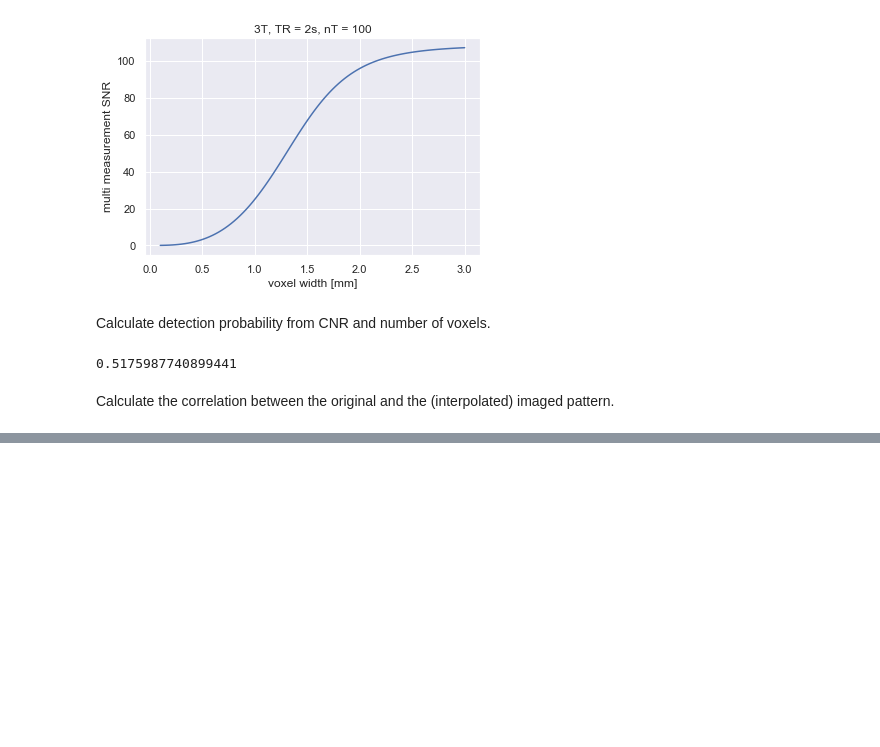
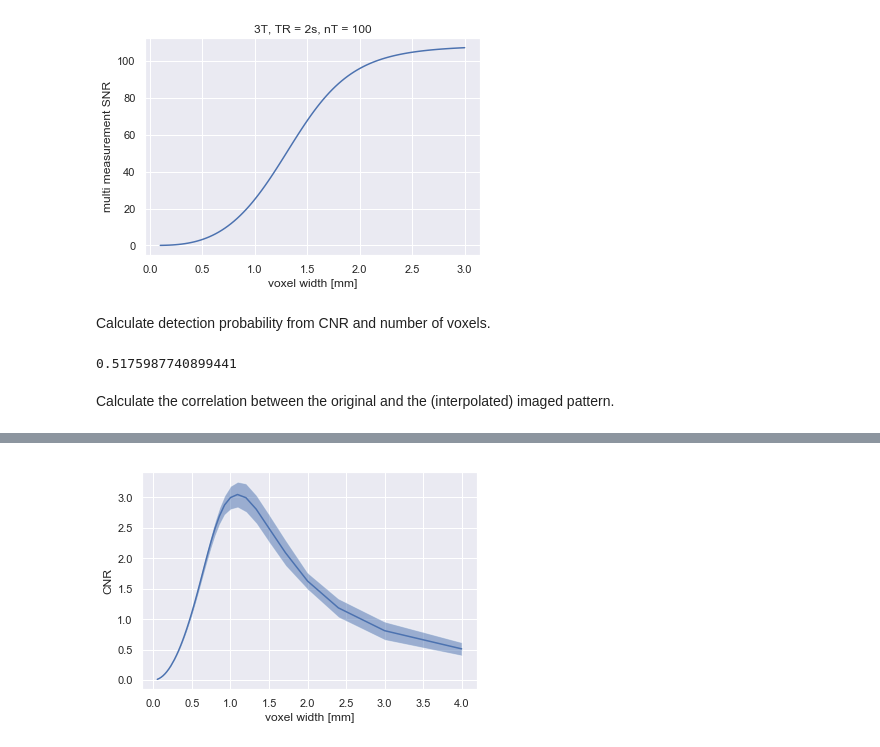
Before and after one commit to dchaimow/columnsfmri, a Jupyter notebook: columnsfmri.ipynb, the cells around one changed output, grey strips where cells are left out. Drawn from its saved outputs; the diff is of its cells as text; code cells hidden in the pictures; blank space fills up the shorter version.

```diff
--- a/columnsfmri.ipynb
+++ b/columnsfmri.ipynb
@@ -111,0 +112,4 @@ interactive(children=(Dropdown(description='rho', options=(0.1, 0.2, 0.4, 0.8, 1
+# %%
+parameters = columnsfmri.setParameters('irregular')
+for parameter,value in parameters.items():
+    print(parameter + ": " + str(value))
@@ -111,0 +137,17 @@ interactive(children=(Dropdown(description='rho', options=(0.1, 0.2, 0.4, 0.8, 1
+# %%
+cr,noiseOfW = columnsfmri.simulatefMRIOfColumnPatterns(parameters)
+# %%
+wRange = parameters['wRange']
+cnr = cr/noiseOfW
+cnrMean = np.mean(cnr,axis=0)
+cnrStd = np.std(cnr,axis=0)
+cnrErrorPlus = cnrMean+2*cnrStd
+cnrErrorMinus = cnrMean-2*cnrStd
+# %%
+plt.plot(wRange, cnrMean)
+plt.fill_between(wRange, cnrErrorMinus, cnrErrorPlus,alpha=0.5)
+plt.xlabel('voxel width [mm]')
+plt.ylabel('CNR')
+plt.show()
+# %% [output]
+[figure, added]
```
Also changed, not shown: parts of 10 cells of this notebook, 1 other file.
